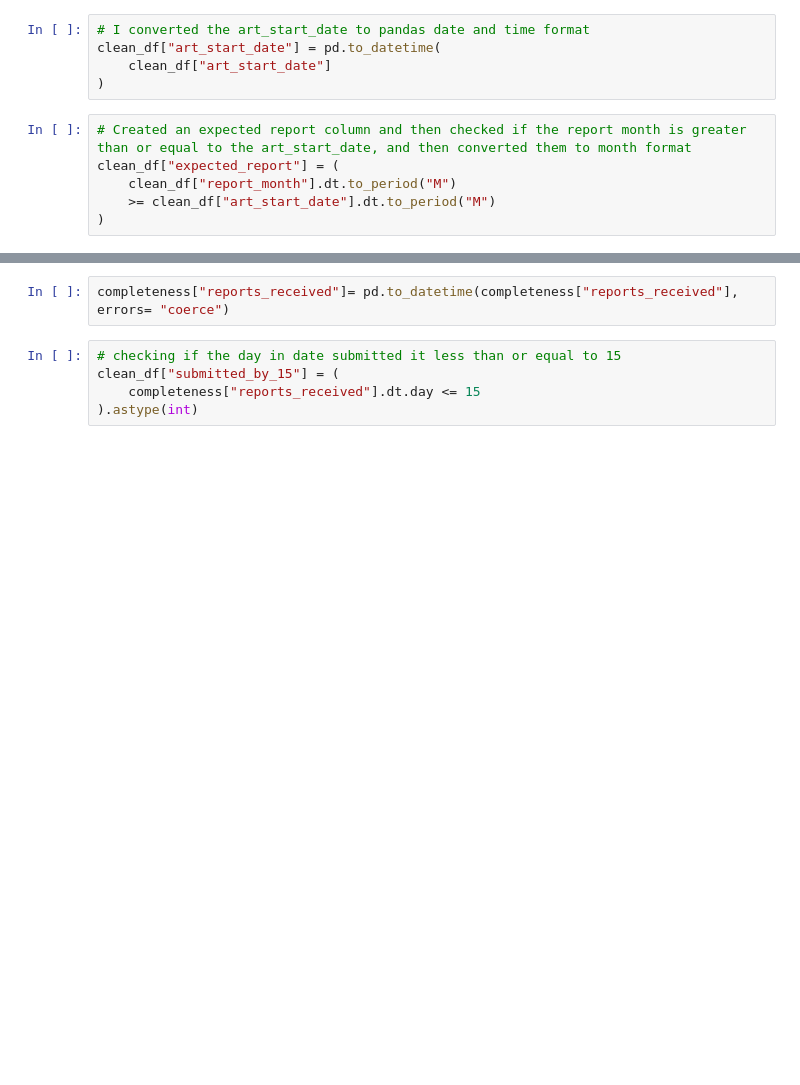
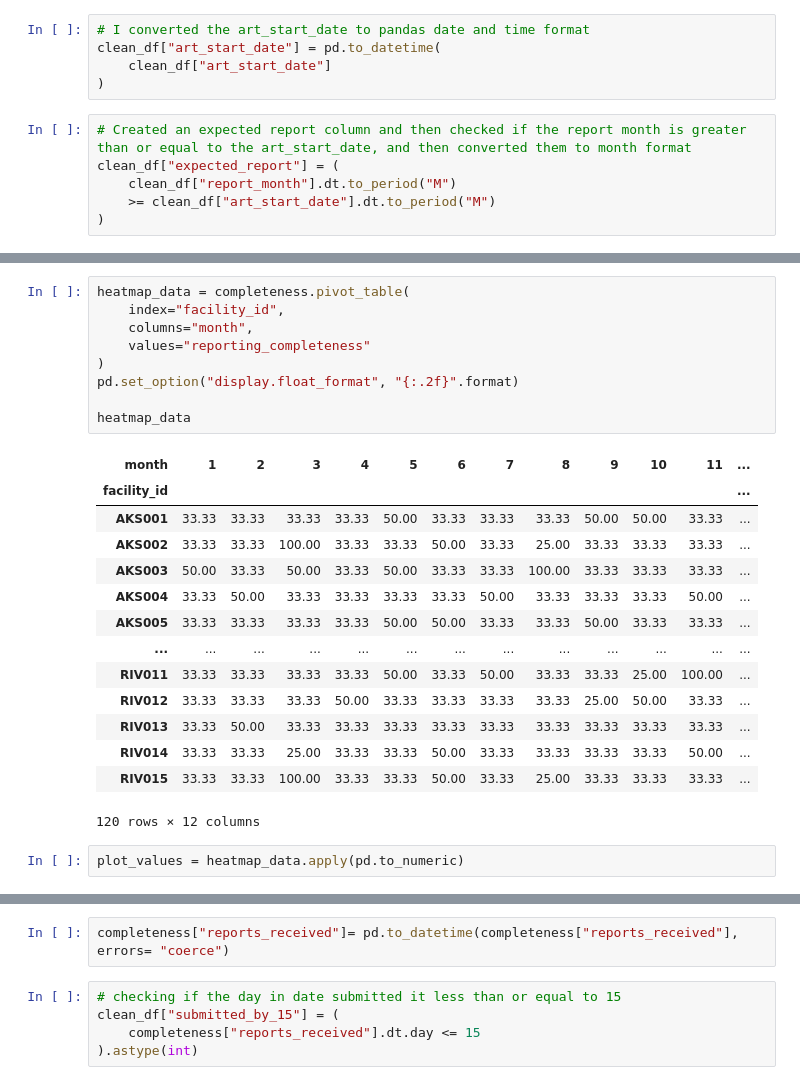
Before and after one commit to AlozieCollins/Intern-dataset-work, a Jupyter notebook: work.ipynb, the cells around one changed output, grey strips where cells are left out. Saved outputs shown, nothing was run; the diff lists cells and outputs as text; blank space fills up the shorter version.

```diff
--- a/work.ipynb
+++ b/work.ipynb
@@ -1409,0 +1412,26 @@ completeness.head()
+# %%
+heatmap_data = completeness.pivot_table(
+    index="facility_id",
+    columns="month",
+    values="reporting_completeness"
+)
+pd.set_option("display.float_format", "{:.2f}".format)
+
+heatmap_data
+# %% [output]
+| month | 1 | 2 | 3 | 4 | 5 | 6 | 7 | 8 | 9 | 10 | 11 | ... |
+| facility_id |  |  |  |  |  |  |  |  |  |  |  | ... |
+| AKS001 | 33.33 | 33.33 | 33.33 | 33.33 | 50.00 | 33.33 | 33.33 | 33.33 | 50.00 | 50.00 | 33.33 | ... |
+| AKS002 | 33.33 | 33.33 | 100.00 | 33.33 | 33.33 | 50.00 | 33.33 | 25.00 | 33.33 | 33.33 | 33.33 | ... |
+| AKS003 | 50.00 | 33.33 | 50.00 | 33.33 | 50.00 | 33.33 | 33.33 | 100.00 | 33.33 | 33.33 | 33.33 | ... |
+| AKS004 | 33.33 | 50.00 | 33.33 | 33.33 | 33.33 | 33.33 | 50.00 | 33.33 | 33.33 | 33.33 | 50.00 | ... |
+| AKS005 | 33.33 | 33.33 | 33.33 | 33.33 | 50.00 | 50.00 | 33.33 | 33.33 | 50.00 | 33.33 | 33.33 | ... |
+| ... | ... | ... | ... | ... | ... | ... | ... | ... | ... | ... | ... | ... |
+| RIV011 | 33.33 | 33.33 | 33.33 | 33.33 | 50.00 | 33.33 | 50.00 | 33.33 | 33.33 | 25.00 | 100.00 | ... |
+| RIV012 | 33.33 | 33.33 | 33.33 | 50.00 | 33.33 | 33.33 | 33.33 | 33.33 | 25.00 | 50.00 | 33.33 | ... |
+| RIV013 | 33.33 | 50.00 | 33.33 | 33.33 | 33.33 | 33.33 | 33.33 | 33.33 | 33.33 | 33.33 | 33.33 | ... |
+| RIV014 | 33.33 | 33.33 | 25.00 | 33.33 | 33.33 | 50.00 | 33.33 | 33.33 | 33.33 | 33.33 | 50.00 | ... |
+| RIV015 | 33.33 | 33.33 | 100.00 | 33.33 | 33.33 | 50.00 | 33.33 | 25.00 | 33.33 | 33.33 | 33.33 | ... |
+120 rows × 12 columns
+# %%
+plot_values = heatmap_data.apply(pd.to_numeric)
```
Also changed, not shown: parts of 6 cells of this notebook, 1 other file.
